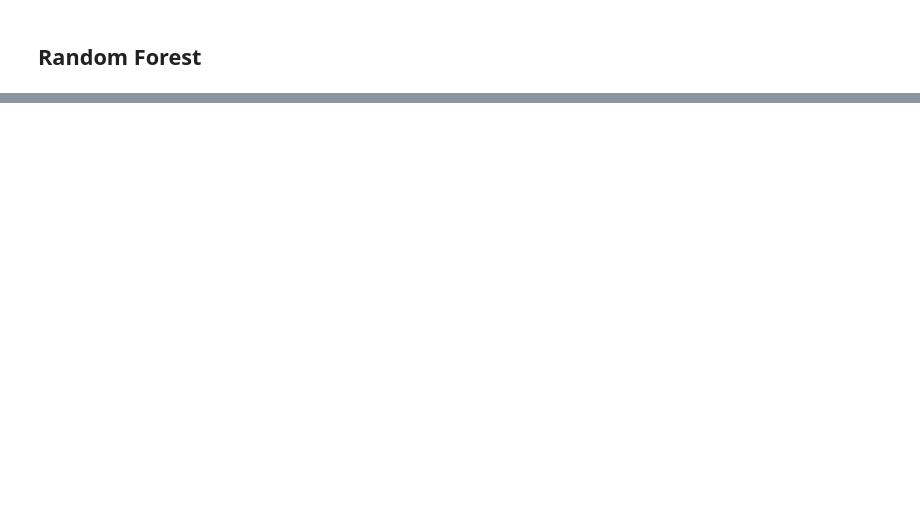
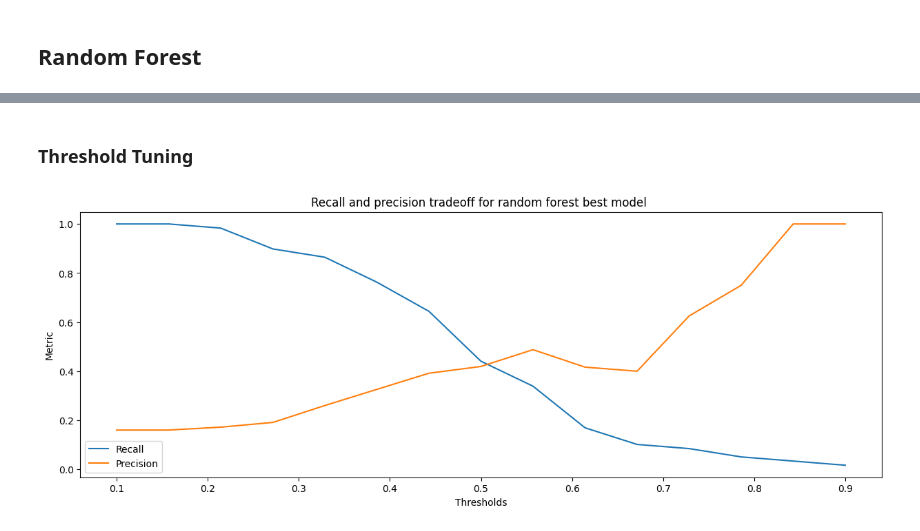
Before and after one commit to ZakariaElKazdam/Attrition-detection, a Jupyter notebook: Modeling.ipynb, the cells around one changed output, grey strips where cells are left out. Drawn from its saved outputs; the diff is of its cells as text; code cells hidden in the pictures; blank space fills up the shorter version.

```diff
--- a/Modeling.ipynb
+++ b/Modeling.ipynb
@@ -505,0 +670,21 @@ cv_random_forest
+# %% [markdown]
+### Threshold Tuning
+# %%
+#we already have a list of thresholds from the study on logistic regression
+
+recalls_rf, precisions_rf = [], []
+for threshold_ in thresholds :
+    y_updated = (y_proba_RF >= threshold_).astype(int)
+    recalls_rf.append(recall_score(y_test, y_updated))
+    precisions_rf.append(precision_score(y_test,y_updated))
+
+plt.figure(figsize=(15,5))
+plt.plot(thresholds, recalls_rf, label = 'Recall' )
+plt.plot(thresholds,precisions_rf, label ='Precision')
+plt.xlabel('Thresholds')
+plt.ylabel('Metric')
+plt.title('Recall and precision tradeoff for random forest best model ')
+plt.legend()
+plt.show()
+# %% [output]
+[figure, added]
```
Also changed, not shown: parts of 23 cells of this notebook.
